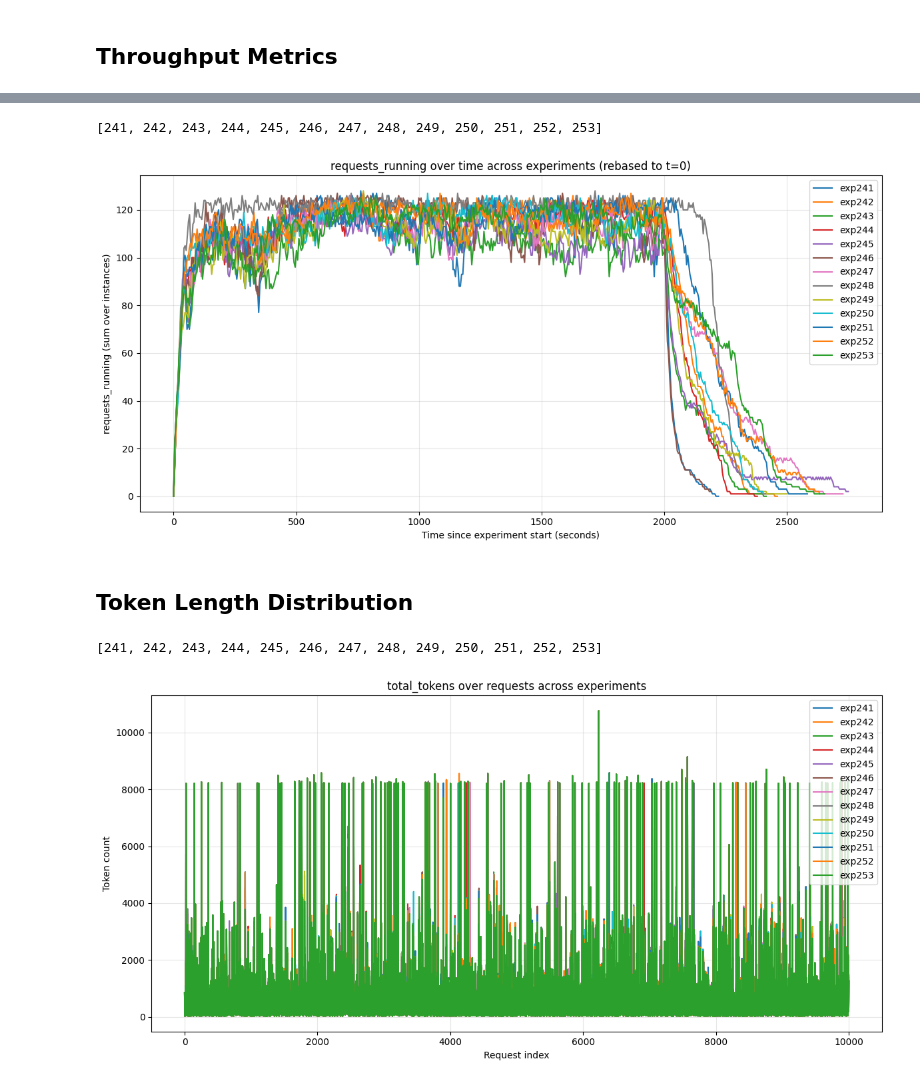
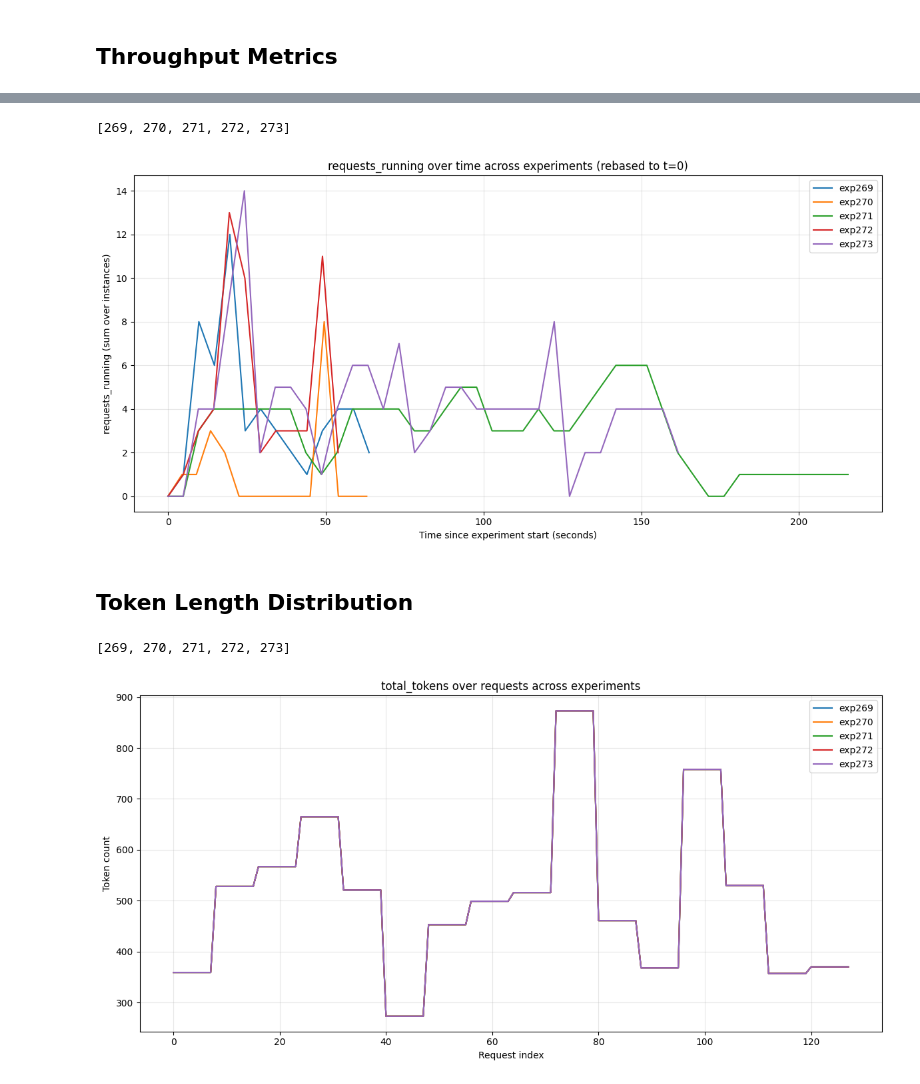
Before and after one commit to immengzi/LLM-LA, a Jupyter notebook: microservice/analysis.ipynb, the cells around one changed output, grey strips where cells are left out. Drawn from its saved outputs; the diff is of its cells as text; code cells hidden in the pictures.

```diff
--- a/microservice/analysis.ipynb
+++ b/microservice/analysis.ipynb
@@ -241,7 +241,7 @@ import matplotlib.pyplot as plt
 # exp_id = 1
 
 # Option B: by start/end range
-experiments = list(range(241, 254))
+experiments = list(range(269, 274))
 # ---------------------------
 
 import pandas as pd
@@ -288,7 +288,7 @@ import matplotlib.pyplot as plt
 # experiments = experiments_from_series(series_ids)
 
 # Option B: by start/end range
-experiments = list(range(241, 254))
+experiments = list(range(269, 274))
 
 # experiments = [142]
 print(experiments)
@@ -372,7 +364,7 @@ pd.set_option('display.max_colwidth', None)
 # experiments = experiments_from_series(series_ids)
 
 # Option B: by start/end range
-experiments = list(range(241, 254))
+experiments = list(range(269, 274))
 
 print(experiments)
 # ----------------------------------------------
@@ -413,8 +405,8 @@ mean_cols = [
     # "spec_tokens_draft_per_sec",
     # "spec_tokens_emitted_per_sec",
 
-    # "gpu_kv_cache_usage_frac",
-    # "cpu_kv_cache_usage_frac",
+    "gpu_kv_cache_usage_frac",
+    "cpu_kv_cache_usage_frac",
 ]
 
 percentiles = [0.5, 0.9, 0.99]
@@ -499,7 +496,7 @@ import matplotlib.pyplot as plt
 # experiments = experiments_from_series(series_ids)
 
 # Option B: by start/end range
-experiments = list(range(241, 254))
+experiments = list(range(269, 274))
 
 print(experiments)
 # ----------------------------
@@ -561,8 +558,8 @@ plt.legend(loc="upper right")
 plt.grid(True, alpha=0.3)
 plt.tight_layout()
 # %% [output]
-[241, 242, 243, 244, 245, 246, 247, 248, 249, 250, 251, 252, 253]
+[269, 270, 271, 272, 273]
-[figure, old version]
+[figure, new version]
 # %% [markdown]
 ## Token Length Distribution
 # %%
@@ -575,37 +572,37 @@ import matplotlib.pyplot as plt
 # experiments = experiments_from_series(series_ids)
 
 # Option B: by start/end range
-experiments = list(range(241, 254))
+experiments = list(range(269, 274))
 
 print(experiments)
 # ----------------------------
 # ---- choose ONE metric (uncomment exactly one) ----
 # metric = "prompt_tokens"        # input length
 # metric = "completion_tokens"  # output length
 metric = "total_tokens"       # input + output
 # -----------------------------------------------
 plt.figure(figsize=(12, 6))
 for exp_id in experiments:
     df = (
         load_experiment_latencies(exp_id=exp_id)
         .sort_values("idx")
         .reset_index(drop=True)
     )
     if metric not in df.columns:
         print(f"Skipping exp{exp_id}: {metric} not found")
         continue
     x = df["idx"]
     y = df[metric]
     plt.plot(x, y, label=f"exp{exp_id}")
 plt.xlabel("Request index")
 plt.ylabel("Token count")
 plt.title(f"{metric} over requests across experiments")
 plt.legend(loc="upper right")
 plt.grid(True, alpha=0.3)
 plt.tight_layout()
 # %% [output]
-[241, 242, 243, 244, 245, 246, 247, 248, 249, 250, 251, 252, 253]
+[269, 270, 271, 272, 273]
-[figure, old version]
+[figure, new version]
 # %%
 from experiment_analysis import load_experiment_latencies, experiments_from_series
 import matplotlib.pyplot as plt
```
Also changed, not shown: parts of 10 cells of this notebook, 9 other files.
